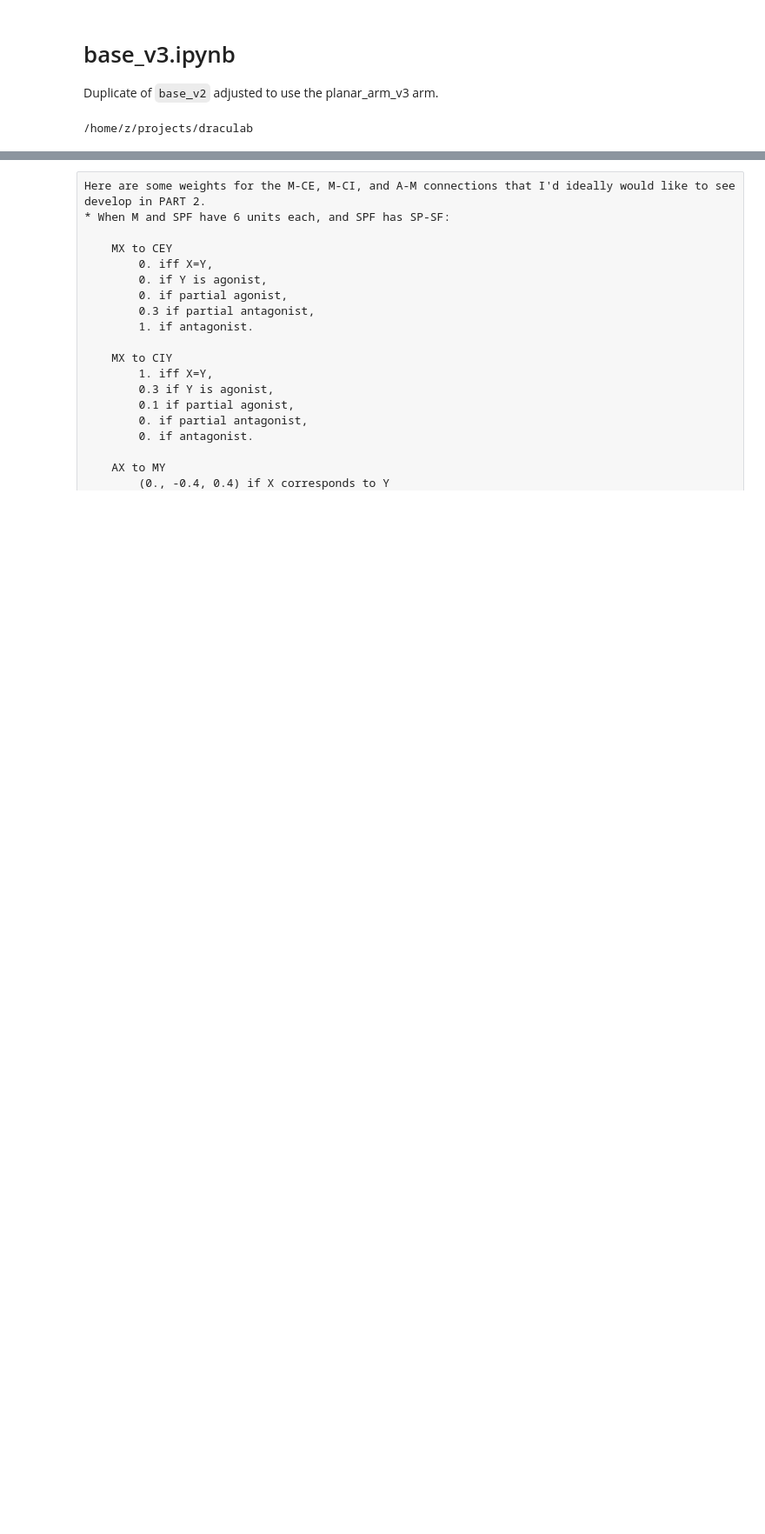
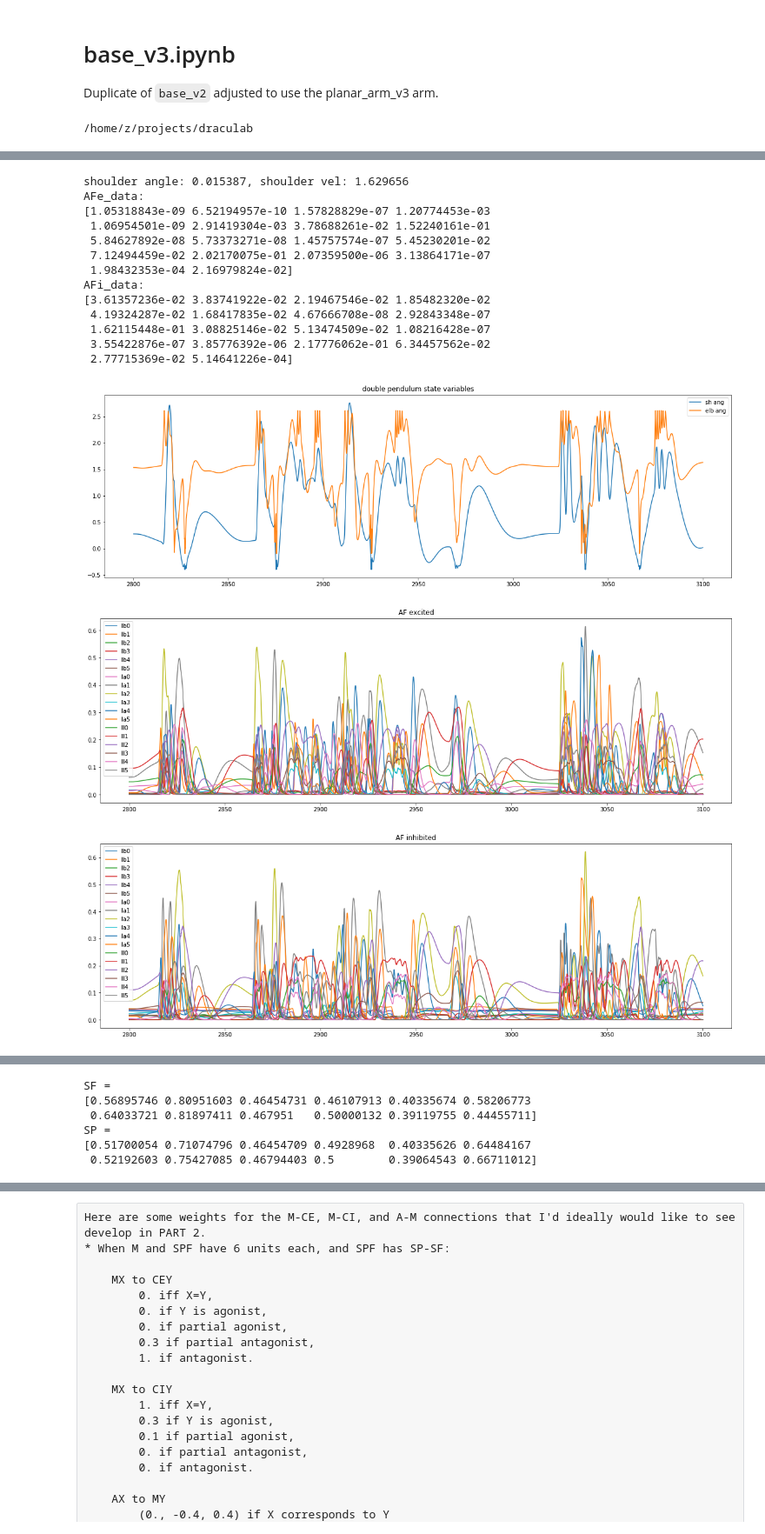
Before and after one commit to CNS-OIST/draculab, a Jupyter notebook: notebook/spinal/base_v3.ipynb, the cells around one changed output, grey strips where cells are left out. Shown at 87% size. Drawn from its saved outputs; the diff is of its cells as text; code cells hidden in the pictures; blank space fills up the shorter version.

```diff
--- a/notebook/spinal/base_v3.ipynb
+++ b/notebook/spinal/base_v3.ipynb
@@ -649,6 +650,6 @@ for idx, uid in enumerate(ipy_track):
 # %%
 start_time = time.time()
-times, data, plant_data  = net.flat_run(5000.)
+times, data, plant_data  = net.flat_run(300.)
 #times, data, plant_data  = net.run(40.)
 print('Execution time is %s seconds' % (time.time() - start_time))
 data = np.array(data)
@@ -718,9 +736,10 @@ plt.show()
 # %%
 # P
 P_fig = plt.figure(figsize=fs)
-P_state = plant_data[P][:,0:4]
+P_state = plant_data[P][:,0:4:2]
 plt.plot(times, P_state)
-plt.legend(['sh ang', 'sh ang vel', 'elb ang', 'elb ang vel'])
+#plt.legend(['sh ang', 'sh ang vel', 'elb ang', 'elb ang vel'])
+plt.legend(['sh ang', 'elb ang',])
 plt.title('double pendulum state variables')
 print("shoulder angle: %f, shoulder vel: %f" % (P_state[-1,0],P_state[-1,1]))
 
@@ -737,30 +756,47 @@ print('AFe_data:')
 print(AFe_data[:,-1])
 
 # AF minus
 AFi_fig = plt.figure(figsize=fs)
 AFi_data = np.array(data[AF[18:36]])
 plt.plot(times, AFi_data.transpose())
 AF_legends = ['Ib' + str(i) for i in range(6)] + \
              ['Ia' + str(i) for i in range(6)] + \
              ['II' + str(i) for i in range(6)]
 plt.legend(AF_legends)
 plt.title('AF inhibited')
 print('AFi_data:')
 print(AFi_data[:,-1])
 
 # SF, SP
 SF_fig = plt.figure(figsize=fs)
 SF_data = np.array(data[SF])
 SP_data = np.array(data[SP])
 plt.plot(times, SF_data.transpose(), linewidth=2)
 plt.plot(times, SP_data.transpose(), '--')
 plt.plot(times, SP_data[1,:], '*')
 SF_legends = ['SF'+str(i) for i in range(len(SF))]
 SP_legends = ['SP'+str(i) for i in range(len(SP))]
 plt.legend(SF_legends+SP_legends)
 plt.title('SF, SP')
 plt.show()
 print('SF = ')
 print(SF_data[:,-1])
 print('SP = ')
 print(SP_data[:,-1])
+# %% [output]
+shoulder angle: 0.015387, shoulder vel: 1.629656
+AFe_data:
+[1.05318843e-09 6.52194957e-10 1.57828829e-07 1.20774453e-03
+ 1.06954501e-09 2.91419304e-03 3.78688261e-02 1.52240161e-01
+ 5.84627892e-08 5.73373271e-08 1.45757574e-07 5.45230201e-02
+ 7.12494459e-02 2.02170075e-01 2.07359500e-06 3.13864171e-07
+ 1.98432353e-04 2.16979824e-02]
+AFi_data:
+[3.61357236e-02 3.83741922e-02 2.19467546e-02 1.85482320e-02
+ 4.19324287e-02 1.68417835e-02 4.67666708e-08 2.92843348e-07
+ 1.62115448e-01 3.08825146e-02 5.13474509e-02 1.08216428e-07
+ 3.55422876e-07 3.85776392e-06 2.17776062e-01 6.34457562e-02
+ 2.77715369e-02 5.14641226e-04]
+[figure, added]
+[figure, added]
+[figure, added]
@@ -767,3 +804,9 @@ print(SP_data[:,-1])
+SF =
+[0.56895746 0.80951603 0.46454731 0.46107913 0.40335674 0.58206773
+ 0.64033721 0.81897411 0.467951   0.50000132 0.39119755 0.44455711]
+SP =
+[0.51700054 0.71074796 0.46454709 0.4928968  0.40335626 0.64484167
+ 0.52192603 0.75427085 0.46794403 0.5        0.39064543 0.66711012]
 # %%
 # plot all factors in the MX--C0 synaptic plasticity
 print('X=%d' % (X))
```
Also changed, not shown: parts of 17 cells of this notebook, 4 other files.
